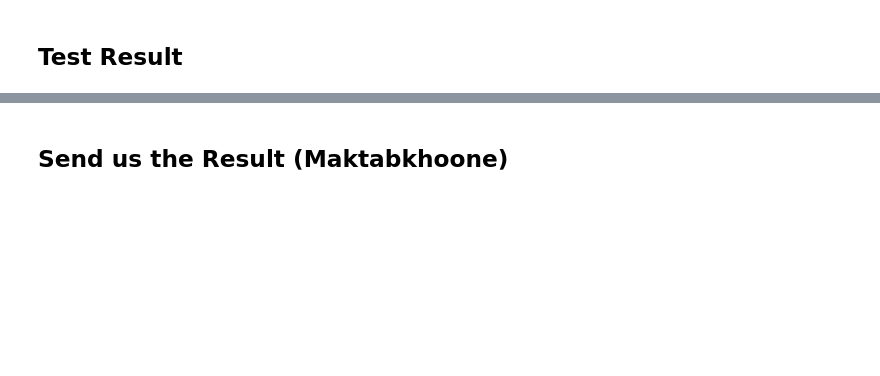
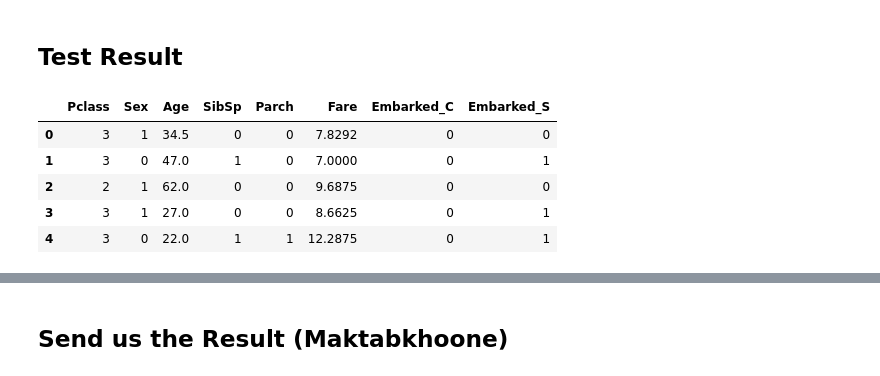
Before and after one commit to sgolestanian/titanic-classification, a Jupyter notebook: Mini Project 3.ipynb, the cells around one changed output, grey strips where cells are left out. Cells and saved outputs as stored; diff of their text form; code cells hidden in the pictures; blank space fills up the shorter version.

```diff
--- a/Mini Project 3.ipynb
+++ b/Mini Project 3.ipynb
@@ -467,2 +467,22 @@ conf.plot()
 # %% [markdown]
 ## Test Result
+# %%
+data_test = pd.read_csv('/content/drive/MyDrive/Personal Projects/Maktabkhooneh ML/Mini Project 3 - Classification(Titanic)/test.csv')
+passenger_id = data_test['PassengerId']
+data_test.drop(columns = ['PassengerId', 'Name', 'Ticket', 'Cabin'], inplace=True)
+data_test.fillna(fill_missing_data, inplace=True)
+embarked_onehot = pd.get_dummies(data_test[['Embarked']])
+embarked_onehot.drop(columns=['Embarked_Q'], inplace=True)
+
+data_test = data_test.join(embarked_onehot)
+data_test.drop(columns=['Embarked'], inplace=True)
+data_test['Sex'] = data_test['Sex'].map({'female':0, 'male':1})
+# %%
+data_test.head()
+# %% [output]
+|  | Pclass | Sex | Age | SibSp | Parch | Fare | Embarked_C | Embarked_S |
+| 0 | 3 | 1 | 34.5 | 0 | 0 | 7.8292 | 0 | 0 |
+| 1 | 3 | 0 | 47.0 | 1 | 0 | 7.0000 | 0 | 1 |
+| 2 | 2 | 1 | 62.0 | 0 | 0 | 9.6875 | 0 | 0 |
+| 3 | 3 | 1 | 27.0 | 0 | 0 | 8.6625 | 0 | 1 |
+| 4 | 3 | 0 | 22.0 | 1 | 1 | 12.2875 | 0 | 1 |
```
Also changed, not shown: parts of 16 cells of this notebook.
